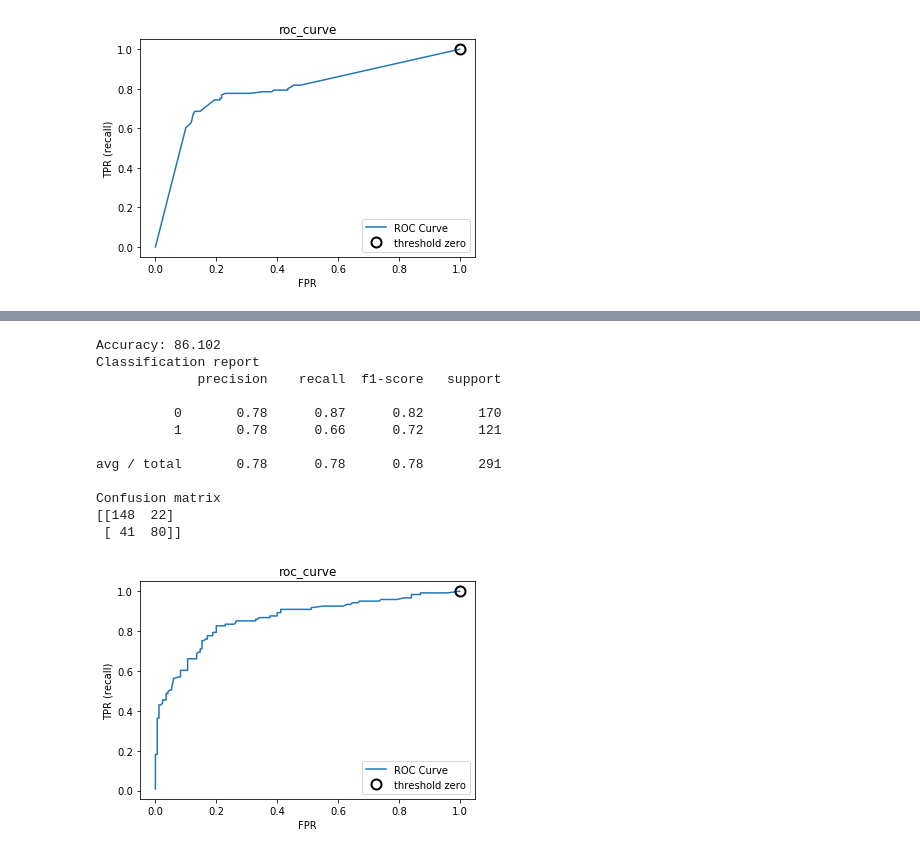
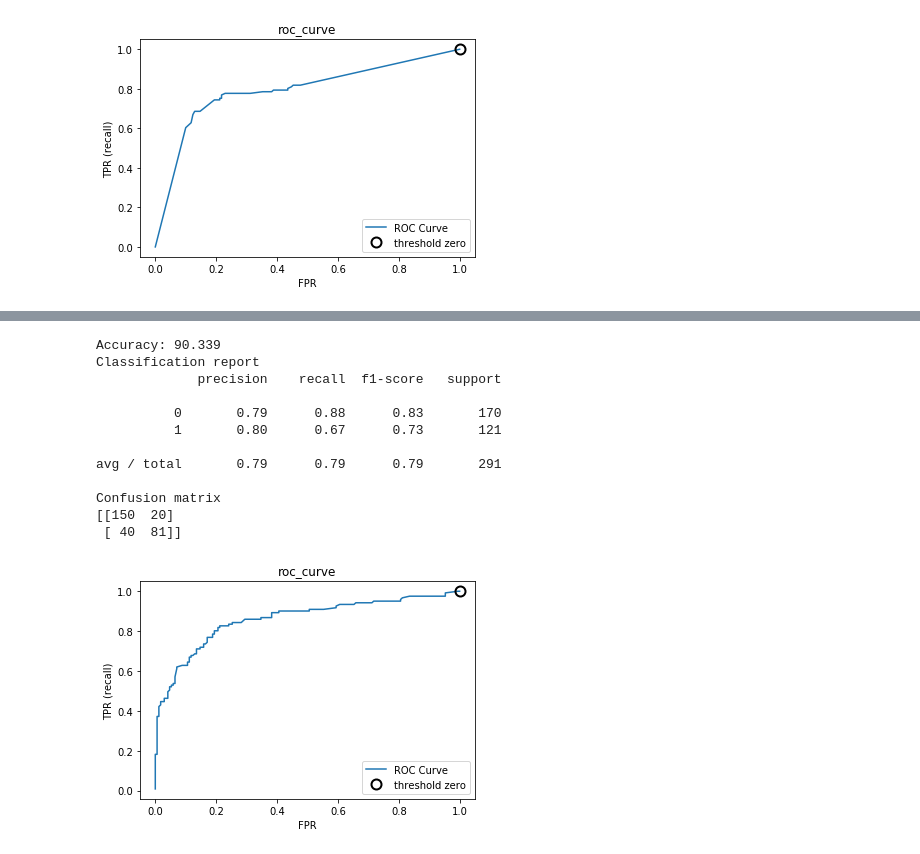
Before and after one commit to krishnamohan-seelam/MachineLearning, a Jupyter notebook: AnacondaProjects/MachineLearning_Handbook/Titanic/Kaggle_Titanic_BestFit.ipynb, the cells around one changed output, grey strips where cells are left out. Drawn from its saved outputs; the diff is of its cells as text; code cells hidden in the pictures.

```diff
--- a/AnacondaProjects/MachineLearning_Handbook/Titanic/Kaggle_Titanic_BestFit.ipynb
+++ b/AnacondaProjects/MachineLearning_Handbook/Titanic/Kaggle_Titanic_BestFit.ipynb
@@ -993,13 +1026,13 @@ extc = ExtraTreesClassifier()
 #class_weight={0: 0.618, 1: 0.382}
 
 ## Search grid for optimal parameters
-ex_param_grid = {"max_depth": [None],
+ex_param_grid = {"max_depth": [5],
               "max_features": [1, 3, 10],
               "min_samples_split": [2, 3, 10],
               "min_samples_leaf": [1, 3, 10],
               "bootstrap": [False],
               "n_estimators" :[100,300],
-              "criterion": ["gini"]}
+              "criterion": ["gini","entropy"]}
 
 
 gsextc  = GridSearchCV(extc ,param_grid = ex_param_grid, cv=kfold, scoring="accuracy", n_jobs= 4, verbose = 1)
@@ -1045,19 +1078,0 @@ Confusion matrix
-# %%
-from sklearn.svm import SVC
-#"class_weight":[ {0:0.618,1:0.382}]
-svmc = SVC(probability=True)
-svc_param_grid = {'kernel': ['rbf'],
-                  'gamma': [ 0.001, 0.01, 0.1, 1],
-                  'C': [1, 10, 50, 100,200,300, 1000],
-
-                 }
-
-gssvmc = GridSearchCV(svmc,param_grid = svc_param_grid, cv=kfold, scoring="accuracy", n_jobs= 4, verbose = 1)
-
-gssvmc.fit(X_trainmodel, y_trainmodel.values.ravel())
-
-svmc_best = gssvmc.best_estimator_
-
-# Best score
-gssvmc.best_score_
-print(svmc_best)
@@ -1073,11 +1078,0 @@ SVC(C=1, cache_size=200, class_weight=None, coef0=0.0,
-# %%
-svmc = svmc_best
-
-svmc.fit(X_trainmodel, y_trainmodel.values.ravel())
-#g = plot_learning_curve(rfc,"RandomForest",X_trainmodel,y_trainmodel.values.ravel(),cv=None)
-result = svmc.score(X_trainmodel_std, y_trainmodel.values)
-print ("Accuracy: {0:.3f}".format(result*100.0))
-y_pred=measure_performance(X_val,y_val,svmc, show_accuracy=False,
-                    show_classification_report=True,
-                    show_confusion_matrix=True, show_r2_score=False)
-plot_roc(y_val,svmc)
@@ -1100,11 +1085,11 @@ Confusion matrix
 
 gbc = GradientBoostingClassifier()
 gb_param_grid = {'loss' : ["deviance"],
-              'n_estimators' : [100,200,300],
+              'n_estimators' : [100,],
               'learning_rate': [0.1, 0.05, 0.01],
               'max_depth': [4, 8],
-              'min_samples_leaf': [100,150],
-              'max_features': [0.3, 0.1],
+              'min_samples_leaf': [3,5,7],
+              'max_features': [6,8],
 
               }
 
@@ -1160,30 +1165,30 @@ Confusion matrix
 # %%
 ## Voting classifier
-titanic_vc = VotingClassifier(estimators=[('rfc', rfc_best), ('extc', extc_best),('svc', svmc_best),
+titanic_vc = VotingClassifier(estimators=[('rfc', rfc_best), ('extc', extc_best),
                                           ('adac',ada_best),('gbc',gbc_best)], voting='soft', n_jobs=4)
 titanic_vc.fit(X_trainmodel, y_trainmodel.values.ravel())
 #g = plot_learning_curve(rfc,"RandomForest",X_trainmodel,y_trainmodel.values.ravel(),cv=None)
 result = titanic_vc.score(X_trainmodel, y_trainmodel.values)
 print ("Accuracy: {0:.3f}".format(result*100.0))
 y_pred=measure_performance(X_val,y_val,titanic_vc, show_accuracy=False,
                     show_classification_report=True,
                     show_confusion_matrix=True, show_r2_score=False)
 plot_roc(y_val,titanic_vc)
 y_pred_result=titanic_vc.predict(test_dataset)
 # %% [output]
-Accuracy: 86.102
+Accuracy: 90.339
 Classification report
              precision    recall  f1-score   support
 
-          0       0.78      0.87      0.82       170
-          1       0.78      0.66      0.72       121
+          0       0.79      0.88      0.83       170
+          1       0.80      0.67      0.73       121
 
-avg / total       0.78      0.78      0.78       291
+avg / total       0.79      0.79      0.79       291
 
 Confusion matrix
-[[148  22]
- [ 41  80]]
+[[150  20]
+ [ 40  81]]
-[figure, old version]
+[figure, new version]
 # %%
 FORMAT = '%Y%m%d%H%M%S'
 timestamp=datetime.datetime.now().strftime(FORMAT)
```
Also changed, not shown: parts of 27 cells of this notebook, 18 other files.
